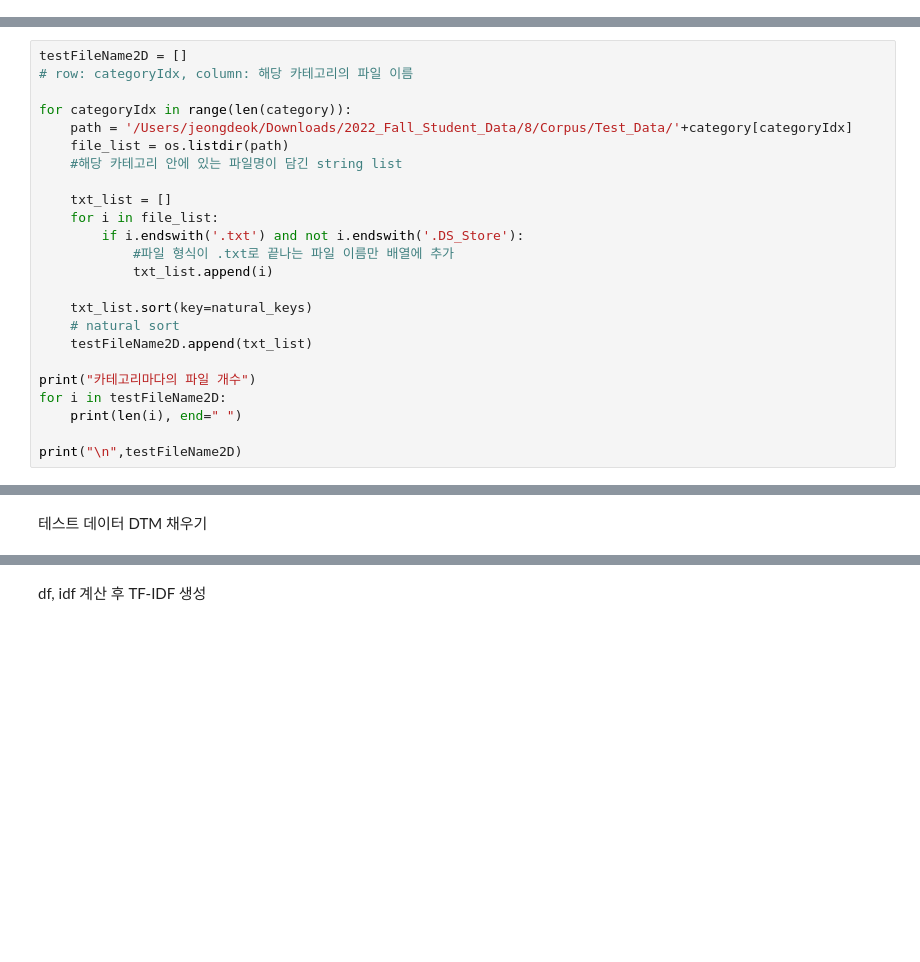
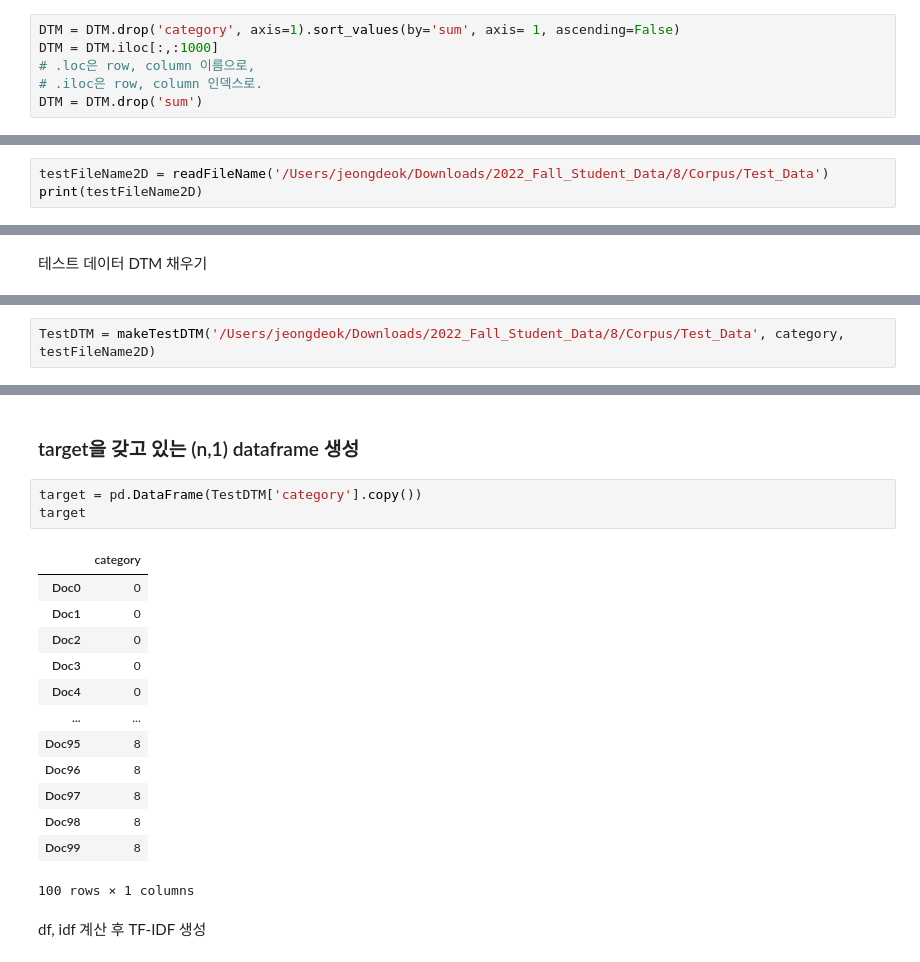
Before and after one commit to JDeoks/NLP_Assignment2, a Jupyter notebook: Assignment2.ipynb, the cells around one changed output, grey strips where cells are left out. Saved outputs shown, nothing was run; the diff lists cells and outputs as text; blank space fills up the shorter version.

```diff
--- a/Assignment2.ipynb
+++ b/Assignment2.ipynb
@@ -221,0 +229,6 @@ DTM
+# %%
+DTM = DTM.drop('category', axis=1).sort_values(by='sum', axis= 1, ascending=False)
+DTM = DTM.iloc[:,:1000]
+# .loc은 row, column 이름으로,
+# .iloc은 row, column 인덱스로.
+DTM = DTM.drop('sum')
@@ -402,27 +359,3 @@ TF_IDF_with_label.to_csv("/Users/jeongdeok/Downloads/2022_Fall_Student_Data/8/TF
 # %% [markdown]
 ### 평가 데이터 벡터로 준비
 테스트 디렉토리에 있는 모든 파일 이름 lsit에 저장
-# %%
-testFileName2D = []
-# row: categoryIdx, column: 해당 카테고리의 파일 이름
-
-for categoryIdx in range(len(category)):
-    path = '/Users/jeongdeok/Downloads/2022_Fall_Student_Data/8/Corpus/Test_Data/'+category[categoryIdx]
-    file_list = os.listdir(path)
-    #해당 카테고리 안에 있는 파일명이 담긴 string list
-
-    txt_list = []
-    for i in file_list:
-        if i.endswith('.txt') and not i.endswith('.DS_Store'):
-            #파일 형식이 .txt로 끝나는 파일 이름만 배열에 추가
-            txt_list.append(i)
-
-    txt_list.sort(key=natural_keys)
-    # natural sort
-    testFileName2D.append(txt_list)
-
-print("카테고리마다의 파일 개수")
-for i in testFileName2D:
-    print(len(i), end=" ")
-
-print("\n",testFileName2D)
@@ -432,0 +362,3 @@ print("\n",testFileName2D)
+# %%
+testFileName2D = readFileName('/Users/jeongdeok/Downloads/2022_Fall_Student_Data/8/Corpus/Test_Data')
+print(testFileName2D)
@@ -487,0 +414,2 @@ TestDTM
+# %%
+TestDTM = makeTestDTM('/Users/jeongdeok/Downloads/2022_Fall_Student_Data/8/Corpus/Test_Data', category, testFileName2D)
@@ -488,2 +432,21 @@ TestDTM
+# %% [markdown]
+### target을 갖고 있는 (n,1) dataframe 생성
+# %%
+target = pd.DataFrame(TestDTM['category'].copy())
+target
+# %% [output]
+|  | category |
+| Doc0 | 0 |
+| Doc1 | 0 |
+| Doc2 | 0 |
+| Doc3 | 0 |
+| Doc4 | 0 |
+| ... | ... |
+| Doc95 | 8 |
+| Doc96 | 8 |
+| Doc97 | 8 |
+| Doc98 | 8 |
+| Doc99 | 8 |
+100 rows × 1 columns
 # %% [markdown]
 df, idf 계산 후 TF-IDF 생성
```
Also changed, not shown: parts of 32 cells of this notebook.
